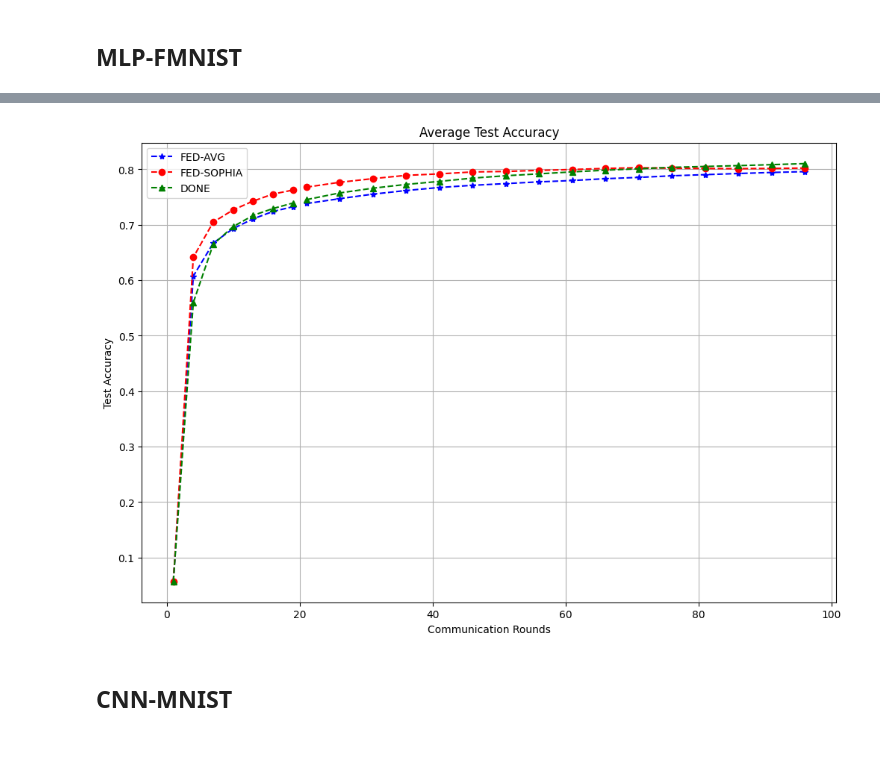
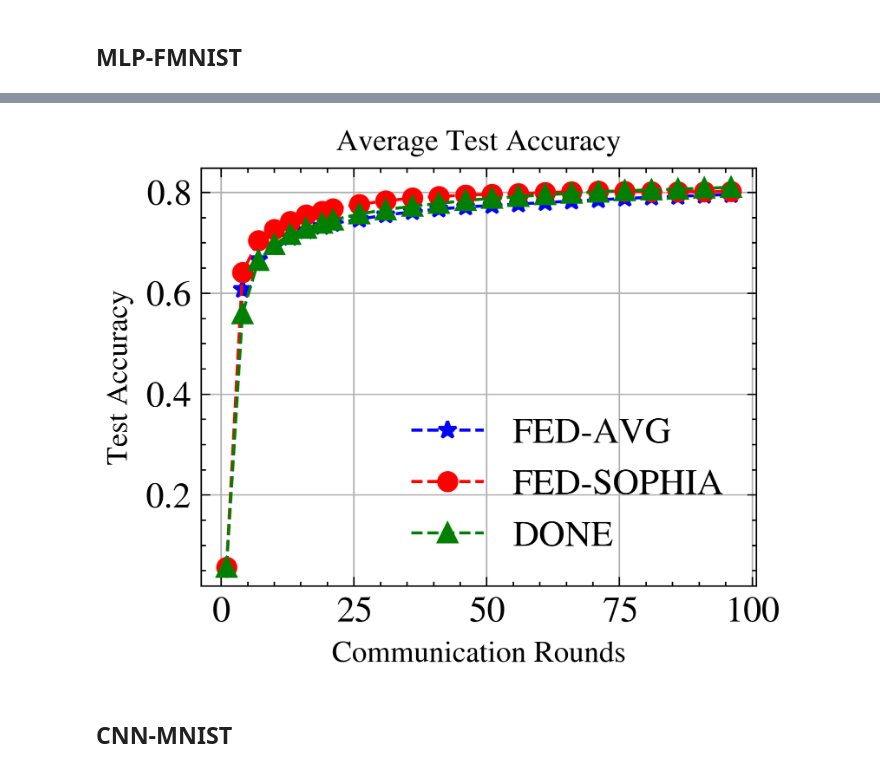
Before and after one commit to Ahmed-Khaled-Saleh/Fed-Sophia-pytorch, a Jupyter notebook: RESULTS.ipynb, the cells around one changed output, grey strips where cells are left out. Cells and saved outputs as stored; diff of their text form; code cells hidden in the pictures.

```diff
--- a/RESULTS.ipynb
+++ b/RESULTS.ipynb
@@ -8,6 +8,7 @@ import scienceplots
 # %%
 plt.style.use(['science',"ieee"])  #In this command ieee has higher priority than science if available
 plt.rcParams['legend.fontsize'] = 6
+plt.rcParams['text.usetex'] = False
 # %%
 import h5py
 from os import listdir
@@ -220,7 +237,7 @@ mlp_fmnist_done_acc_mu, mlp_fmnist_done_acc_std = get_mu_std(mlp_fmnist_done_acc
 mlp_fmnist_fedavg_acc_mu, mlp_fmnist_fedavg_acc_std = get_mu_std(mlp_fmnist_fedavg_acc)
 # %%
 # plot loss
-fig, ax = plt.subplots(figsize=(10, 6))
+fig, ax = plt.subplots()
 markers = ['*', 'o', '^']
 line_styles = ['--', '--', '--']
 colors = ['blue', 'red','green']
@@ -239,47 +256,56 @@ for i in range(3):
 
 
 # Customize your plot (e.g., labels, titles, etc.)
-ax.set_xlabel('Communicationn Rounds')
-ax.set_ylabel('Test Accuracy')
-ax.set_title('Average Test Accuracy')
-ax.legend()
+ax.set_xlabel('Communication Rounds', fontsize=10)
+ax.set_ylabel('Test Accuracy',  fontsize=10)
+ax.set_title('Average Test Accuracy', fontsize=10)
+#set size for legend
+ax.legend(prop={'size': 12})
+#set size for axis names
+plt.tick_params(labelsize=12)
 ax.grid(True)
 # save plot
-plt.savefig('test_loss_mlp_fmnist.png')
+# Display the plot
+plt.savefig('test_loss_mlp_fmnist.pdf')
 # Display the plot
 plt.show()
 # %%
 # plot acc
-fig, ax = plt.subplots(figsize=(12, 8))
+fig, ax = plt.subplots()
 markers = ['*', 'o', '^']
 line_styles = ['--', '--', '--']
 colors = ['blue', 'red','green']
 labels = ['FED-AVG', 'FED-SOPHIA', 'DONE']
 iterations = np.arange(1, 101)  # Assuming 100 iterations
 
 avgs = [mlp_fmnist_fedavg_acc_mu, mlp_fmnist_sophia_acc_mu, mlp_fmnist_done_acc_mu]
 
 for i in range(3):
     ax.plot(iterations[:20:3], [avgs[i][j] for j in range(0, 20, 3)],\
         marker=markers[i], linestyle=line_styles[i], \
         color=colors[i])
     ax.plot(iterations[20::5], [avgs[i][j] for j in range(20, 100, 5)],\
         marker=markers[i], linestyle=line_styles[i],\
         color=colors[i], label=labels[i])
 
 
 # Customize your plot (e.g., labels, titles, etc.)
-ax.set_xlabel('Communication Rounds')
-ax.set_ylabel('Test Accuracy')
-ax.set_title('Average Test Accuracy')
-ax.legend()
+ax.set_xlabel('Communication Rounds', fontsize=10)
+ax.set_ylabel('Test Accuracy',  fontsize=10)
+ax.set_title('Average Test Accuracy', fontsize=10)
+#set size for legend
+ax.legend(prop={'size': 12})
+#set size for axis names
+plt.tick_params(labelsize=12)
 ax.grid(True)
 # save plot
-plt.savefig('test_acc_mlp_fmnist.png')
+# Display the plot
+# save plot
+plt.savefig('test_acc_mlp_fmnist.pdf')
 # Display the plot
 plt.show()
 # %% [output]
-[figure, old version]
+[figure, new version]
 # %% [markdown]
 ## CNN-MNIST
 # %%
```
Also changed, not shown: parts of 6 cells of this notebook, 7 other files.
